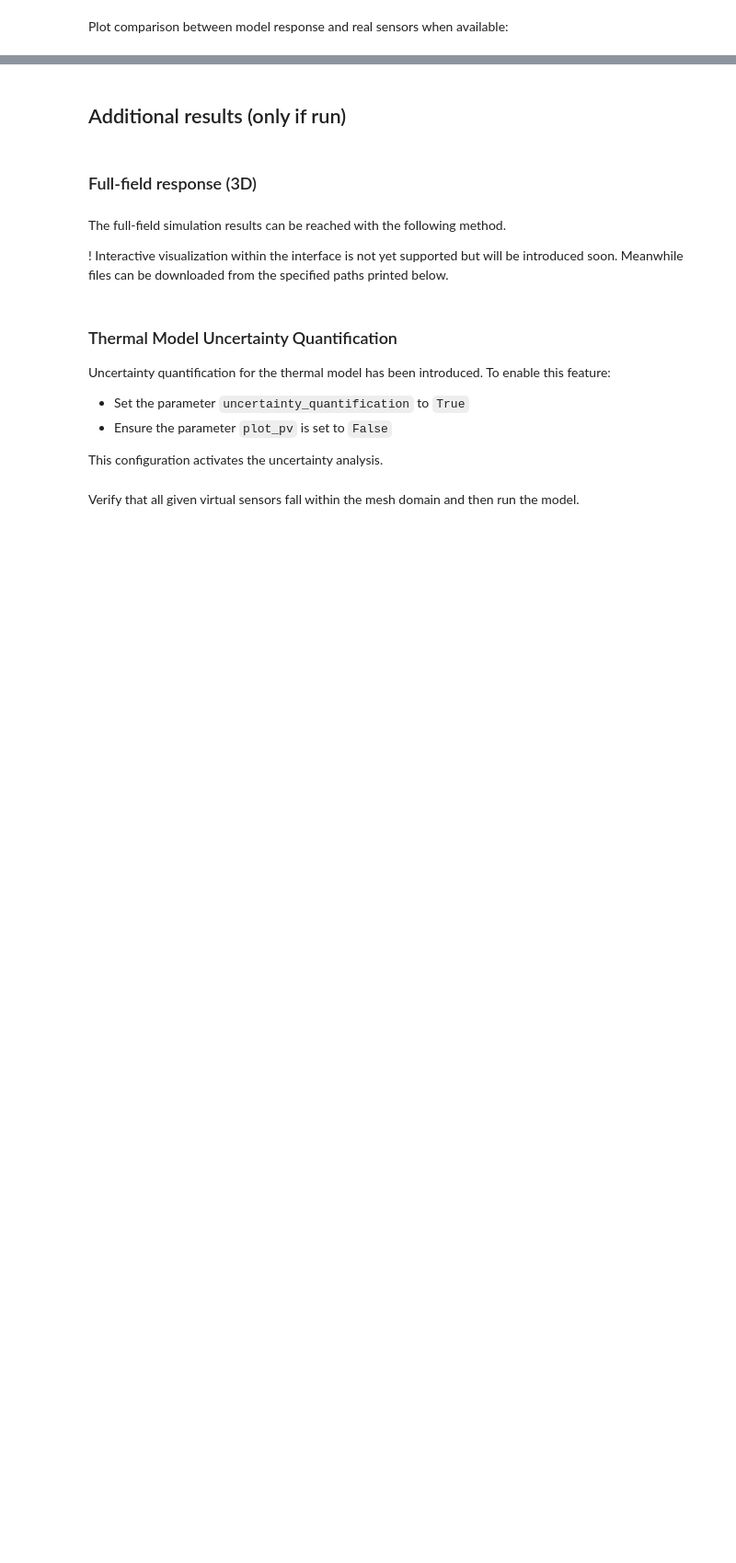
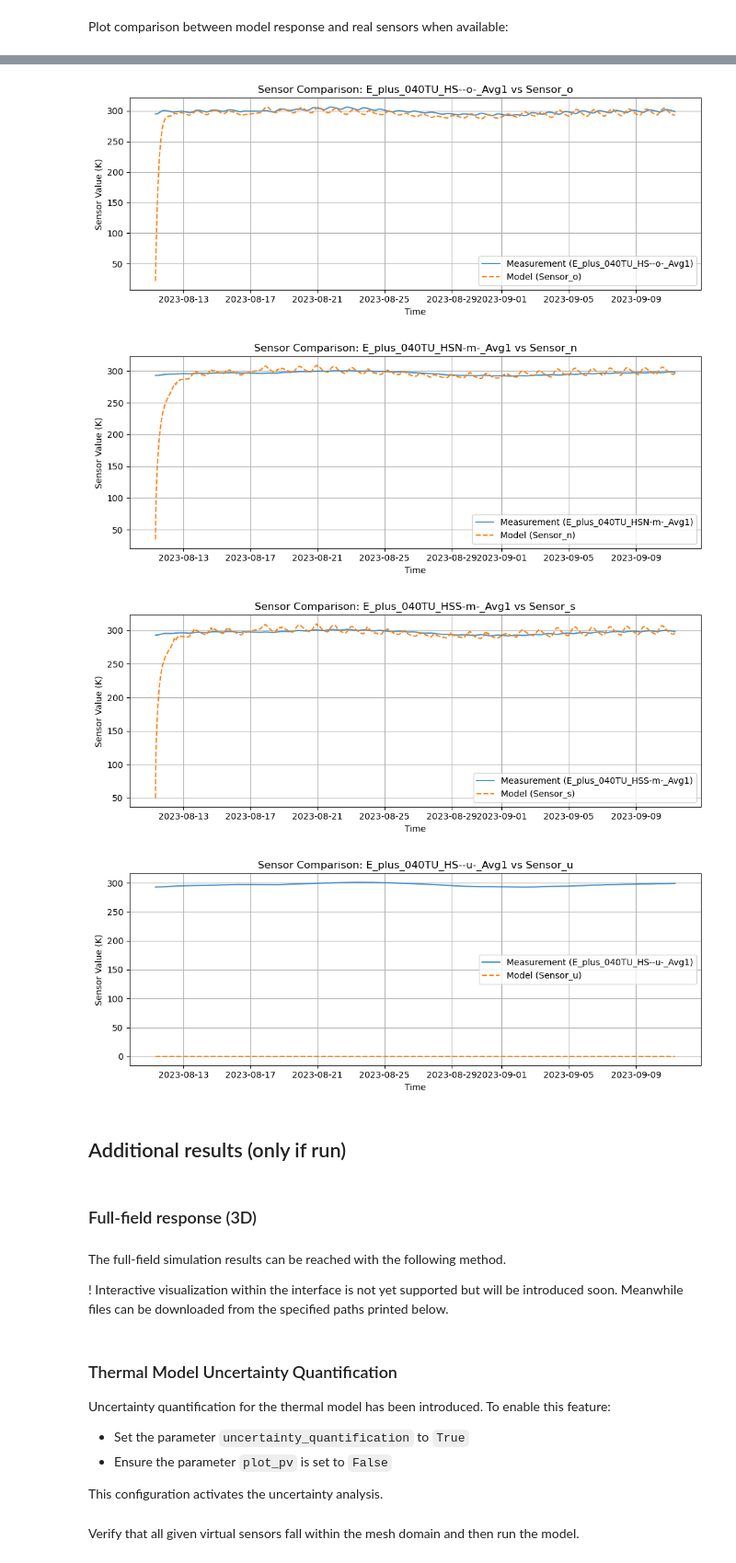
Before and after one commit to soenmezmehmet/NibelungenbrueckeJupyterNFDI, a Jupyter notebook: J4NFDI_interface.ipynb, the cells around one changed output, grey strips where cells are left out. Shown: that part at 92% size. Drawn from its saved outputs; the diff is of its cells as text; code cells hidden in the pictures; blank space fills up the shorter version.

```diff
--- a/J4NFDI_interface.ipynb
+++ b/J4NFDI_interface.ipynb
@@ -101,4 +101,11 @@ orchestrator.plot_real_sensor_vs_virtual_sensor()
 [figure]
+# %%
+orchestrator.plot_user_defined_virtual_sensors()
+# %% [output]
+[figure, added]
+[figure, added]
+[figure, added]
+[figure, added]
 # %% [markdown]
 ## Additional results (only if run)
 # %% [markdown]
```
Also changed, not shown: parts of 9 cells of this notebook, 9 other files.
